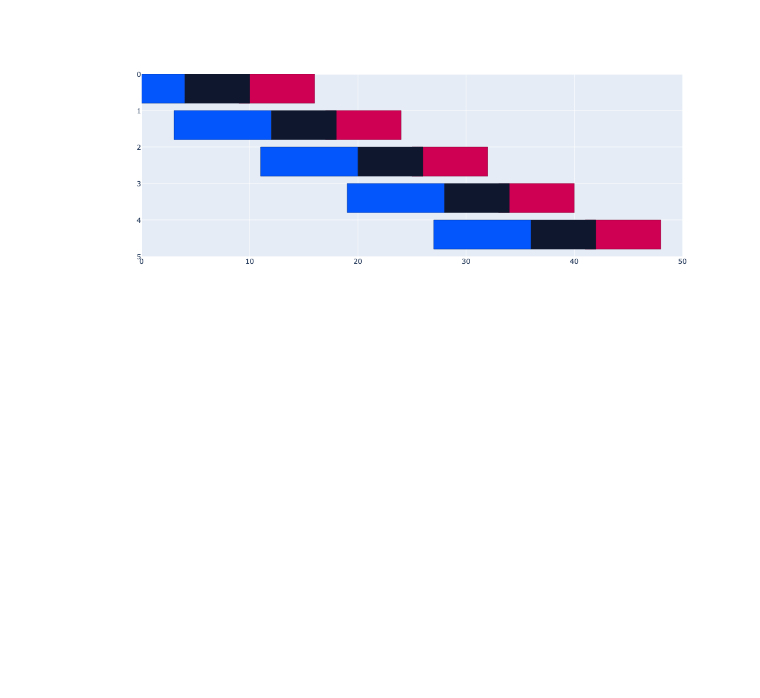
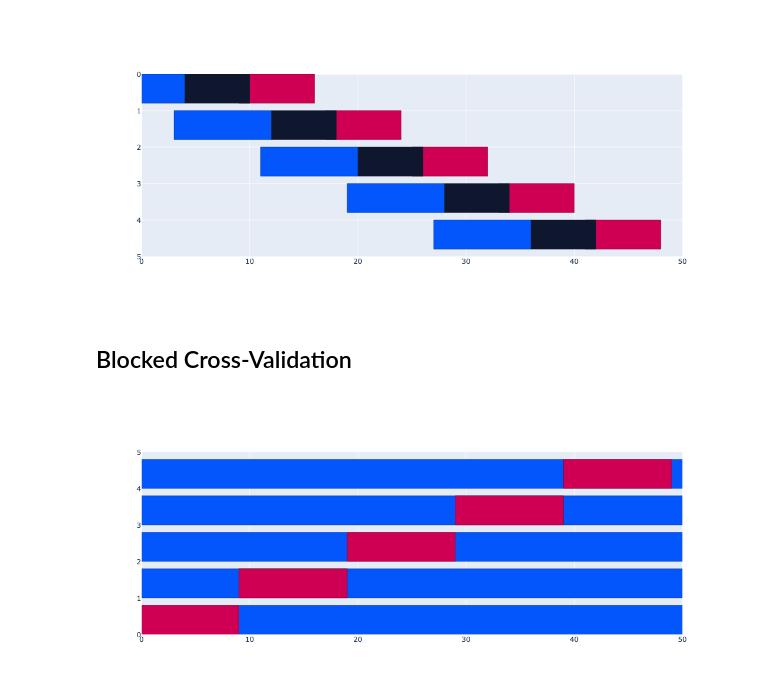
Before and after one commit to joakor89/Modern-Time-Series-Forecasting-with-Python, a Jupyter notebook: chap_20/01_VS.ipynb, the cells around one changed output. Cells and saved outputs as stored; diff of their text form; code cells hidden in the pictures; blank space fills up the shorter version.

Commit message:
Blocked Cross-Validation

```diff
--- a/chap_20/01_VS.ipynb
+++ b/chap_20/01_VS.ipynb
@@ -128,3 +129,13 @@ fig.update_layout(width=900, height=500)
 fig.show()
 # %% [output]
 [figure]
+# %% [markdown]
+## Blocked Cross-Validation
+# %%
+cv = KFold(n_splits=5, shuffle=False) #blocked CV
+
+fig = plot_cv_splits(cv, a)
+fig.update_layout(width=900, height=500)
+fig.show()
+# %% [output]
+[figure, added]
```
Also changed, not shown: parts of 1 cell of this notebook.
